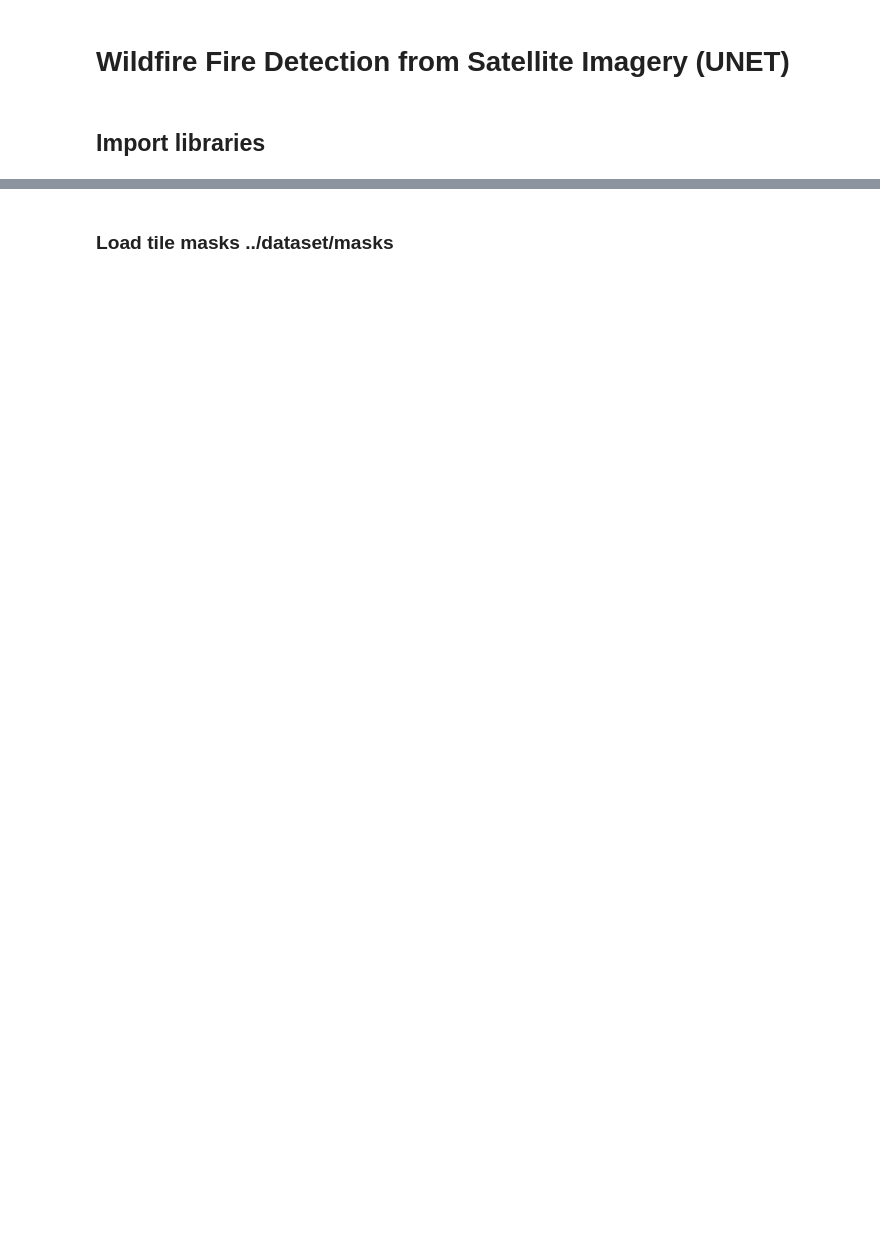
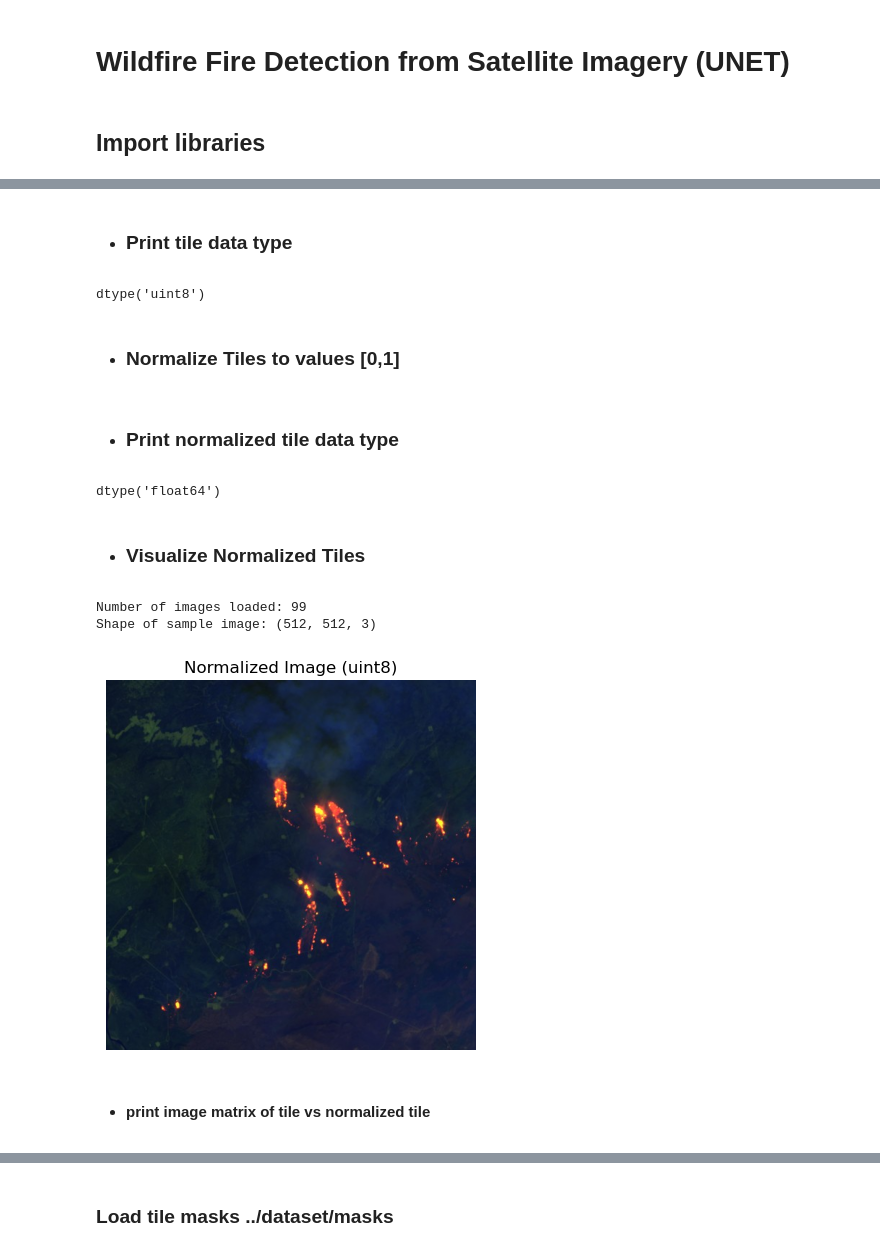
Before and after one commit to ayhameed/Fire-detection, a Jupyter notebook: model/unet.ipynb, the cells around one changed output, grey strips where cells are left out. Drawn from its saved outputs; the diff is of its cells as text; code cells hidden in the pictures; blank space fills up the shorter version.

```diff
--- a/model/unet.ipynb
+++ b/model/unet.ipynb
@@ -24,0 +81,8 @@ sys.path.append('../functions')  # Add the path to the functions directory
+# %% [markdown]
+- ### Print tile data type
+# %%
+tiles[1].dtype
+# %% [output]
+dtype('uint8')
+# %% [markdown]
+- ### Normalize Tiles to values [0,1]
@@ -24,0 +92,38 @@ sys.path.append('../functions')  # Add the path to the functions directory
+# %%
+# call function to normalize
+normalized_tiles = normalize_tiles(tiles)
+# %% [markdown]
+- ### Print normalized tile data type
+# %%
+normalized_tiles[0].dtype
+# %% [output]
+dtype('float64')
+# %% [markdown]
+- ### Visualize Normalized Tiles
+# %%
+# confirm if tiles [] holds images, print length and plot
+
+# Confirm if tiles[] holds images
+if len(normalized_tiles) > 0:
+    # Display the number of images loaded
+    print(f"Number of images loaded: {len(normalized_tiles)}")
+
+    # Display a sample image
+    sample_tile = normalized_tiles[1]
+
+    print(f"Shape of sample image: {sample_tile.shape}")
+
+    uint8_image = (sample_tile * 255).astype(np.uint8)
+    # Plot the uint8 image
+    plt.imshow(cv2.cvtColor(uint8_image, cv2.COLOR_BGR2RGB))
+    plt.title("Normalized Image (uint8)")
+    plt.axis('off')
+    plt.show()
+else:
+    print("No images loaded from the directory.")
+# %% [output]
+Number of images loaded: 99
+Shape of sample image: (512, 512, 3)
+[figure, added]
+# %% [markdown]
+- #### print image matrix of tile vs normalized tile
```
Also changed, not shown: parts of 40 cells of this notebook, 10 other files.
